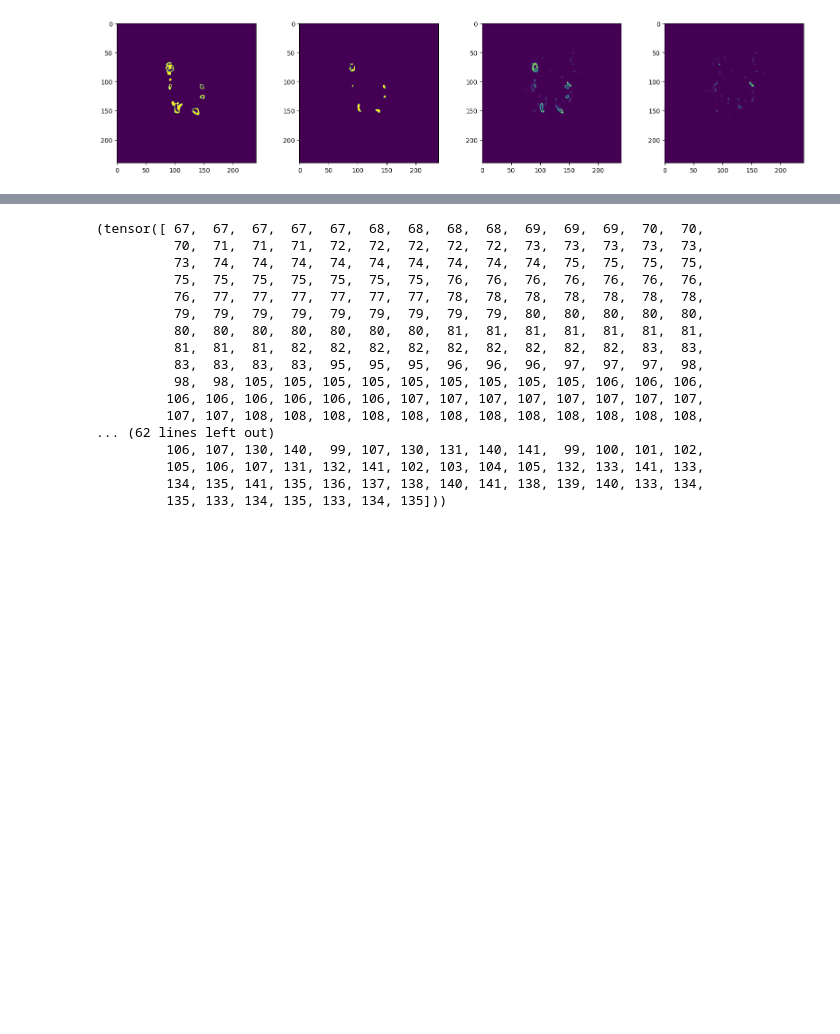
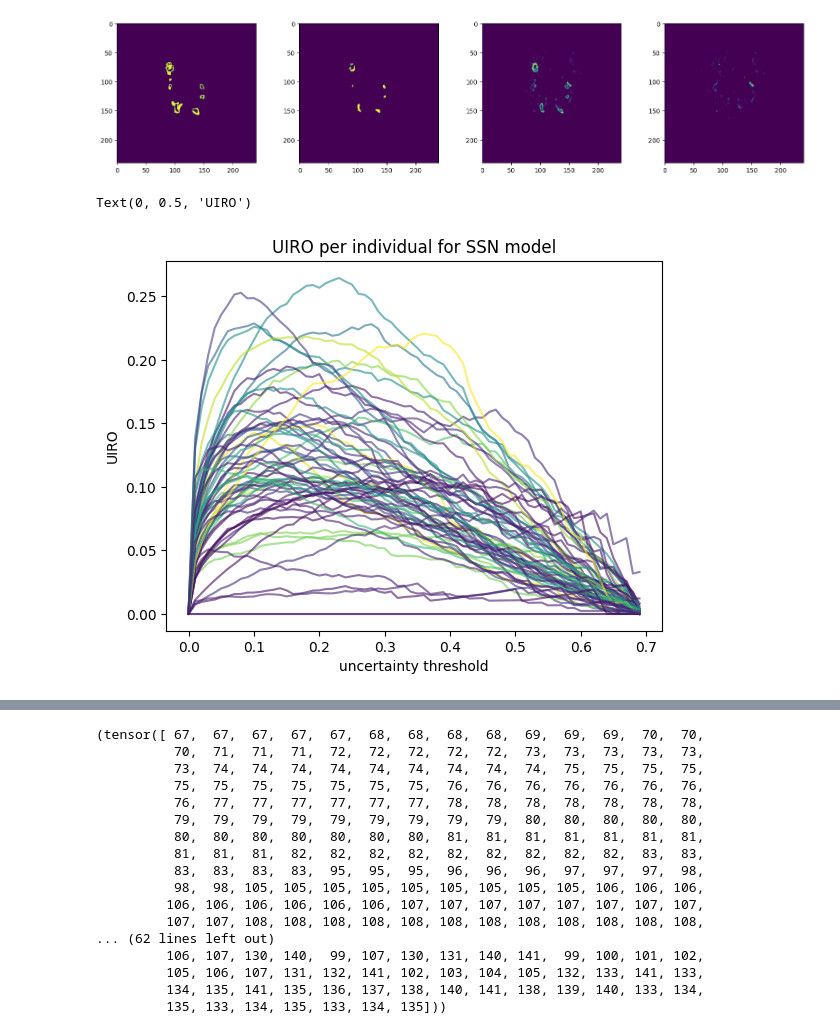
Before and after one commit to BenjaminPhi5/WMH_UQ_assessment, a Jupyter notebook: trustworthai/journal_run/interrater_experiments/Evaluation script.ipynb, the cells around one changed output, grey strips where cells are left out. Cells and saved outputs as stored; diff of their text form; code cells hidden in the pictures; blank space fills up the shorter version.

```diff
--- a/trustworthai/journal_run/interrater_experiments/Evaluation script.ipynb
+++ b/trustworthai/journal_run/interrater_experiments/Evaluation script.ipynb
@@ -696,17 +696,22 @@ def find_edges(tensor, kernel_size=3):
     Find the inner and outer edges of a segmentation in a 3D binary tensor.
 
     Parameters:
-    - tensor: A 3D binary tensor of shape (C, H, W, D).
+    - tensor: A 3D binary tensor of shape (H, W, D).
     - kernel_size: Size of the cubic kernel for dilation and erosion.
 
     Returns:
     - inner_edges: The inner edges of the segmentation.
     - outer_edges: The outer edges of the segmentation.
     """
+    tensor = tensor.unsqueeze(0)
     dilated = dilate(tensor, kernel_size)
     eroded = erode(tensor, kernel_size)
     outer_edges = dilated - tensor
     inner_edges = tensor - eroded
+
+    outer_edges = outer_edges.squeeze()
+    inner_edges = inner_edges.squeeze()
+
     return inner_edges, outer_edges
 # %%
 m = means[idx].argmax(dim=1).type(torch.float32)
@@ -751,0 +788,28 @@ plt.imshow(v2)
+# %%
+def per_threshold_edge_deducted_ueos():
+    uiro_curves = []
+    jueo_curves = []
+    for i in tqdm(range(len(xs3d_test))):
+        uiro = []
+        jueo = []
+        m = means[i].argmax(dim=1).cuda()
+        for t in uncertainty_thresholds:
+            e = ent_maps[i] > t
+            e = e.cuda()
+            uiro.append(edge_deducted_UIRO(m, e.clone(), rater0[i].cuda(), rater1[i].cuda()))
+            jueo.append(edge_deducted_JUEO(m, e.clone(), rater0[i].cuda(), rater1[i].cuda()))
+        uiro_curves.append(uiro)
+        jueo_curves.append(jueo)
+
+    return uiro_curves, jueo_curves
+# %%
+ed_uiro_curves, ed_jueo_curves = per_threshold_edge_deducted_ueos()
+# %%
+for i, curve in enumerate(ed_uiro_curves):
+    plt.plot(uncertainty_thresholds, curve, color=cm.viridis(gt_vols[i][0] / 18482), alpha=0.6)
+plt.title("UIRO per individual for SSN model")
+plt.xlabel("uncertainty threshold")
+plt.ylabel("UIRO")
+# %% [output]
+Text(0, 0.5, 'UIRO')
+[figure, added]
```
Also changed, not shown: parts of 5 cells of this notebook.
